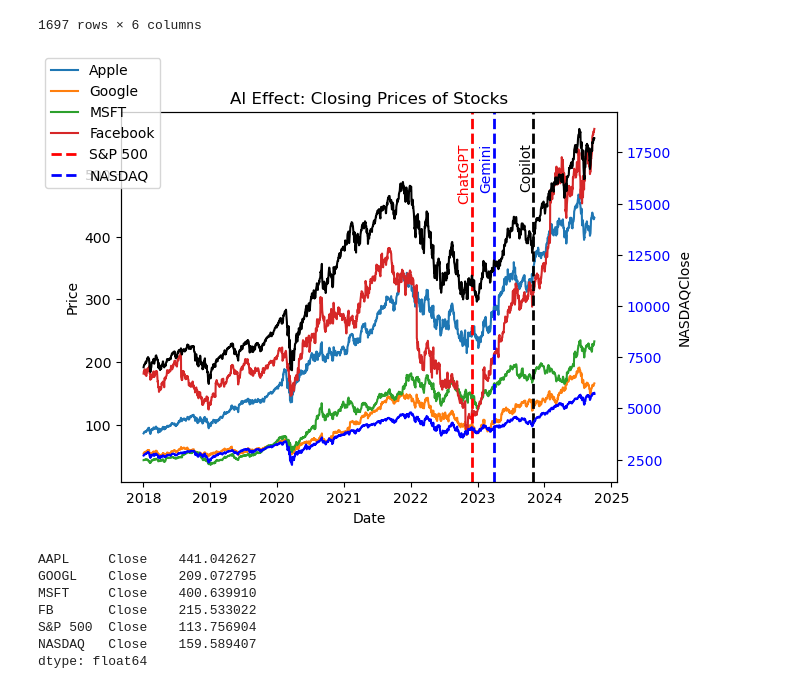
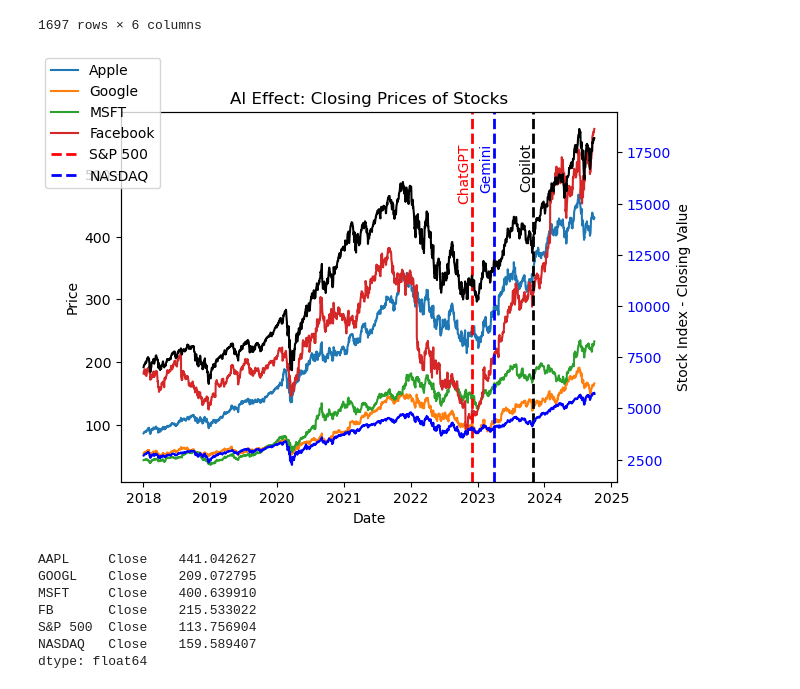
Before and after one commit to KingCam12/Project1_Group3, a Jupyter notebook: project1_group3.ipynb, the cells around one changed output. Saved outputs shown, nothing was run; the diff lists cells and outputs as text; code cells hidden in the pictures.

```diff
--- a/project1_group3.ipynb
+++ b/project1_group3.ipynb
@@ -373,36 +373,35 @@ ax1.tick_params(axis="y")
 date_value = pd.to_datetime('2022-11-30')
 ax1.axvline(date_value, color='r', linestyle='--', lw=2)
 # Add text annotation for ChatGPT
 ax1.text(date_value, 550, "ChatGPT", color='r', rotation=90, ha='right', va='top')
 
 # Draw a verticle line for release of Gemini (2023-03-30) (Blue Line)
 date_value = pd.to_datetime('2023-03-30')
 ax1.axvline(date_value, color='b', linestyle='--', lw=2)
 # Add text annotation for ChatGPT
 ax1.text(date_value, 550, "Gemini", color='b', rotation=90, ha='right', va='top')
 
 # Draw a verticle line for release of Copilot+ (2023-11-01) (Black Line)
 date_value = pd.to_datetime('2023-11-01')
 ax1.axvline(date_value, color='black', linestyle='--', lw=2)
 # Add text annotation for ChatGPT
 ax1.text(date_value, 550, "Copilot", color='black', rotation=90, ha='right', va='top')
 
 # Create a second y-axis for the S&P 500
 ax2 = ax1.twinx()
 
 # Plot the S&P 500 on the right y-axis
 ax2.plot(sp500_data_2018_2024['Close'], color="b", label="S&P 500")
 ax2.plot(nasdaq_data_2018_2024['Close'], color="black", label="NASDAQ")
-ax2.set_ylabel("S&P500" + "Close", color="b")
-ax2.set_ylabel("NASDAQ" + "Close", color="black")
+ax2.set_ylabel("Stock Index - Closing Value", color="black")
 ax2.tick_params(axis="y", labelcolor="b")
 
 # Show the plot
 plt.title("AI Effect: Closing Prices of Stocks")
 fig.legend(["Apple", "Google", "MSFT", "Facebook", "S&P 500", "NASDAQ"], loc="upper left")
 plt.show()
 # %% [output]
-[figure, old version]
+[figure, new version]
 # %%
 # Calculate total returns for each stock from 2018-01-01 to 2024-09-30
 start_prices = closing_prices_2018_2024.iloc[0]
```
Also changed, not shown: parts of 20 cells of this notebook, 3 other files.
